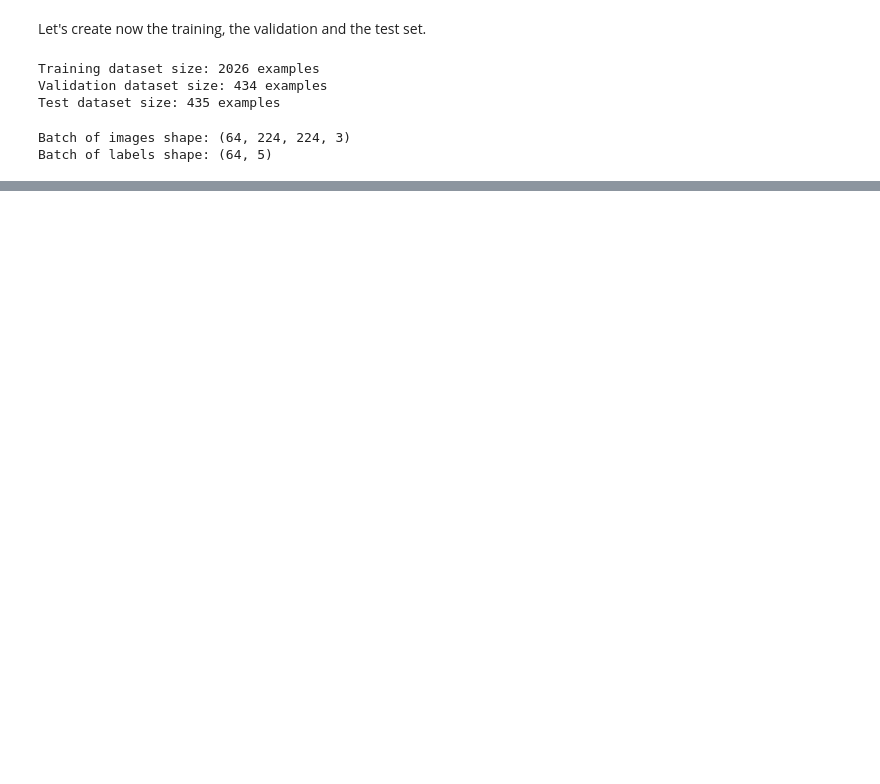
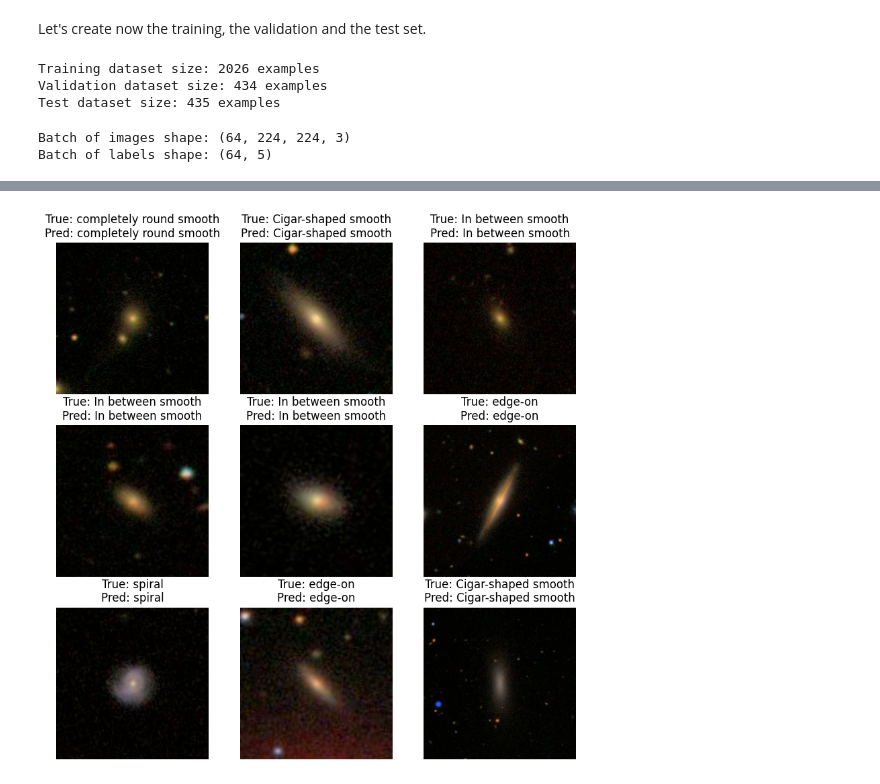
Before and after one commit to t-perniola/Galaxies-morphology-classification, a Jupyter notebook: Galaxies_morphology_classif.ipynb, the cells around one changed output, grey strips where cells are left out. Drawn from its saved outputs; the diff is of its cells as text; code cells hidden in the pictures; blank space fills up the shorter version.

```diff
--- a/Galaxies_morphology_classif.ipynb
+++ b/Galaxies_morphology_classif.ipynb
@@ -352,0 +422,50 @@ display_history(history)
+# %%
+import matplotlib.pyplot as plt
+import numpy as np
+
+def collect_data_and_predictions(dataset, model):
+    images_list = []
+    true_labels_list = []
+    pred_labels_list = []
+
+    # Collect all images and labels from the dataset and make predictions
+    for image_batch, true_label_batch in dataset:
+        images_list.extend(image_batch.numpy())
+        true_labels_list.extend(true_label_batch.numpy())
+
+        # Make predictions
+        pred_probs = model.predict(image_batch)
+        pred_labels_list.extend(np.argmax(pred_probs, axis=1))  # Get predicted class indices
+
+    return images_list, true_labels_list, pred_labels_list
+
+def random_sample(images_list, true_labels_list, pred_labels_list, num_samples):
+    indices = np.random.choice(len(images_list), num_samples, replace=False)
+    sampled_images = [images_list[i] for i in indices]
+    sampled_true_labels = [true_labels_list[i] for i in indices]
+    sampled_pred_labels = [pred_labels_list[i] for i in indices]
+
+    return sampled_images, sampled_true_labels, sampled_pred_labels
+
+def display_images(images, true_labels, pred_labels, class_names):
+    plt.figure(figsize=(10, 10))
+    for i in range(min(9, len(images))):  # Display up to 9 images
+        plt.subplot(3, 3, i + 1)
+        plt.imshow(images[i])
+        true_label_idx = np.argmax(true_labels[i])  # Convert to index if labels are one-hot encoded
+        pred_label_idx = pred_labels[i]
+        true_class = class_names[true_label_idx]
+        pred_class = class_names[pred_label_idx]
+        plt.title(f"True: {true_class}\nPred: {pred_class}")
+        plt.axis('off')
+    plt.show()
+
+# Collect all images, true labels, and predictions from the dataset
+images_list, true_labels_list, pred_labels_list = collect_data_and_predictions(test_ds, model)
+
+# Randomly sample 9 images, true labels, and predictions
+sampled_images, sampled_true_labels, sampled_pred_labels = random_sample(images_list, true_labels_list, pred_labels_list, num_samples=9)
+
+# Display the sampled images with true labels and predictions
+display_images(sampled_images, sampled_true_labels, sampled_pred_labels, class_names)
+# %% [output]
@@ -352,0 +479 @@ display_history(history)
+[figure, added]
```
Also changed, not shown: parts of 12 cells of this notebook.
